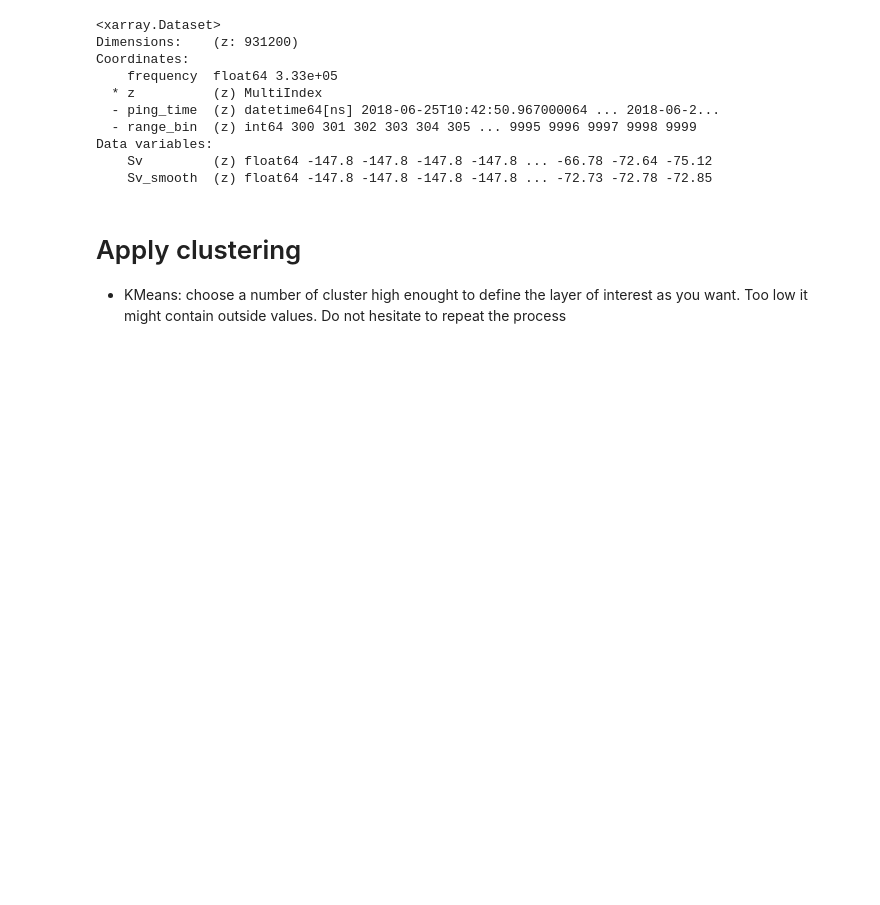
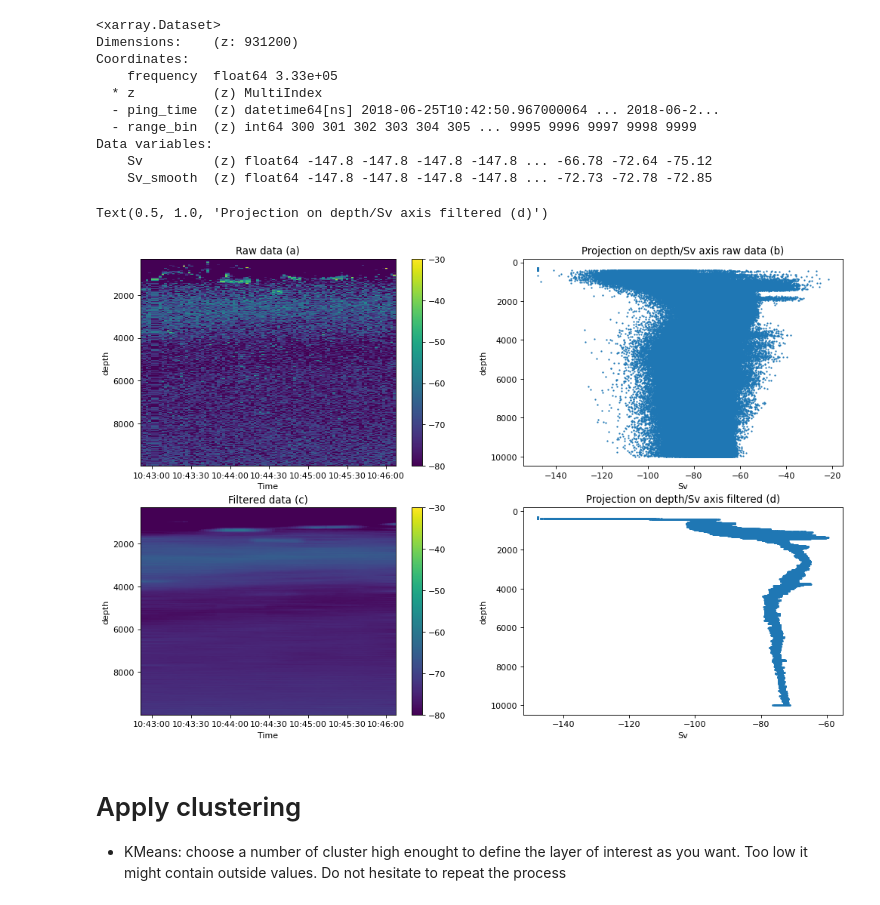
Before and after one commit to mbdunn/layer-extraction, a Jupyter notebook: clustering.ipynb, the cells around one changed output. Cells and saved outputs as stored; diff of their text form; code cells hidden in the pictures; blank space fills up the shorter version.

```diff
--- a/clustering.ipynb
+++ b/clustering.ipynb
@@ -116,3 +120,39 @@ Coordinates:
 Data variables:
     Sv         (z) float64 -147.8 -147.8 -147.8 -147.8 ... -66.78 -72.64 -75.12
     Sv_smooth  (z) float64 -147.8 -147.8 -147.8 -147.8 ... -72.73 -72.78 -72.85
+# %%
+fig, ax = plt.subplots(ncols=2, nrows=2, figsize=(15, 10), dpi=80)
+
+mesh = ax[0][0].pcolormesh(ds_s['ping_time'].data, ds_s['range_bin'].data, ds_s['Sv'].data.T, cmap="viridis", vmin=-80, vmax=-30)
+ax[0][0].set_ylabel('depth')
+ax[0][0].set_xlabel('Time')
+ax[0][0].invert_yaxis()
+ax[0][0].set_title('Raw data (a)')
+fig.colorbar(mesh, ax=ax[0][0])
+
+
+sc = ax[0][1].scatter(stacked['Sv'].data, stacked['range_bin'].data, s=1)
+ax[0][1].set_ylabel('depth')
+ax[0][1].set_xlabel('Sv')
+ax[0][1].invert_yaxis()
+ax[0][1].set_title('Projection on depth/Sv axis raw data (b)')
+
+
+mesh = ax[1][0].pcolormesh(ds_s['ping_time'].data, ds_s['range_bin'].data, ds_s['Sv_smooth'].data.T, cmap="viridis", vmin=-80, vmax=-30)
+ax[1][0].set_ylabel('depth')
+ax[1][0].set_xlabel('Time')
+ax[1][0].invert_yaxis()
+ax[1][0].set_title('Filtered data (c)')
+fig.colorbar(mesh, ax=ax[1][0])
+
+sc = ax[1][1].scatter(stacked['Sv_smooth'].data, stacked['range_bin'].data, s=1)
+ax[1][1].set_ylabel('depth')
+ax[1][1].set_xlabel('Sv')
+ax[1][1].invert_yaxis()
+ax[1][1].set_title('Projection on depth/Sv axis filtered (d)')
+
+
+# fig.set_title('Mean filtering to remove noise')
+# %% [output]
+Text(0.5, 1.0, 'Projection on depth/Sv axis filtered (d)')
+[figure, added]
```
Also changed, not shown: parts of 15 cells of this notebook.
